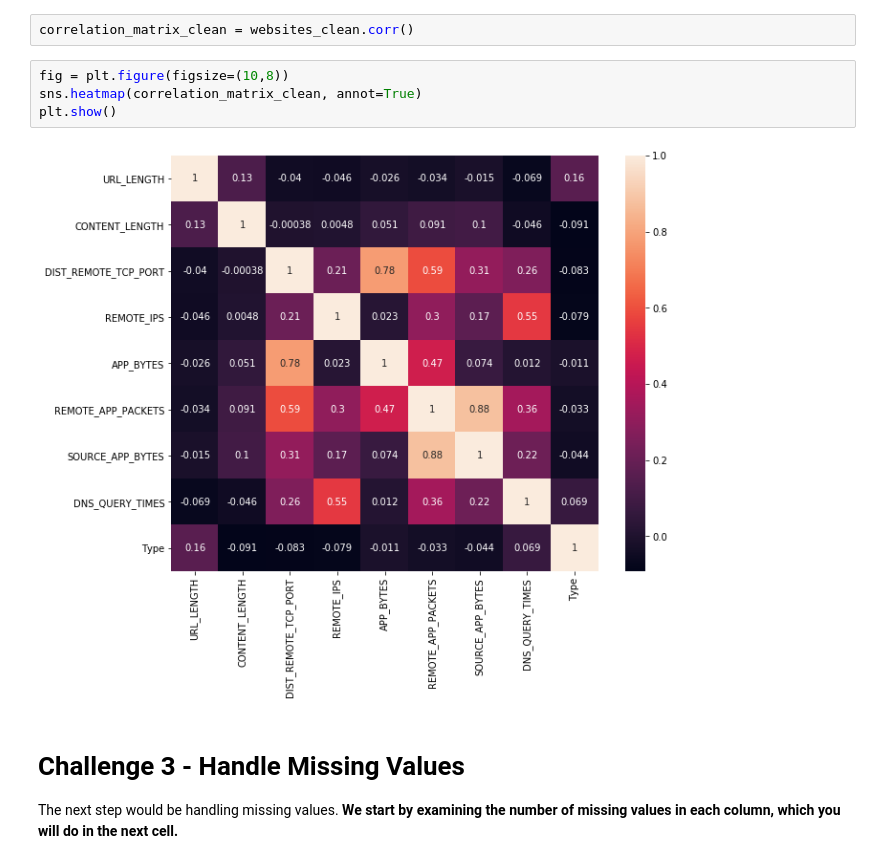
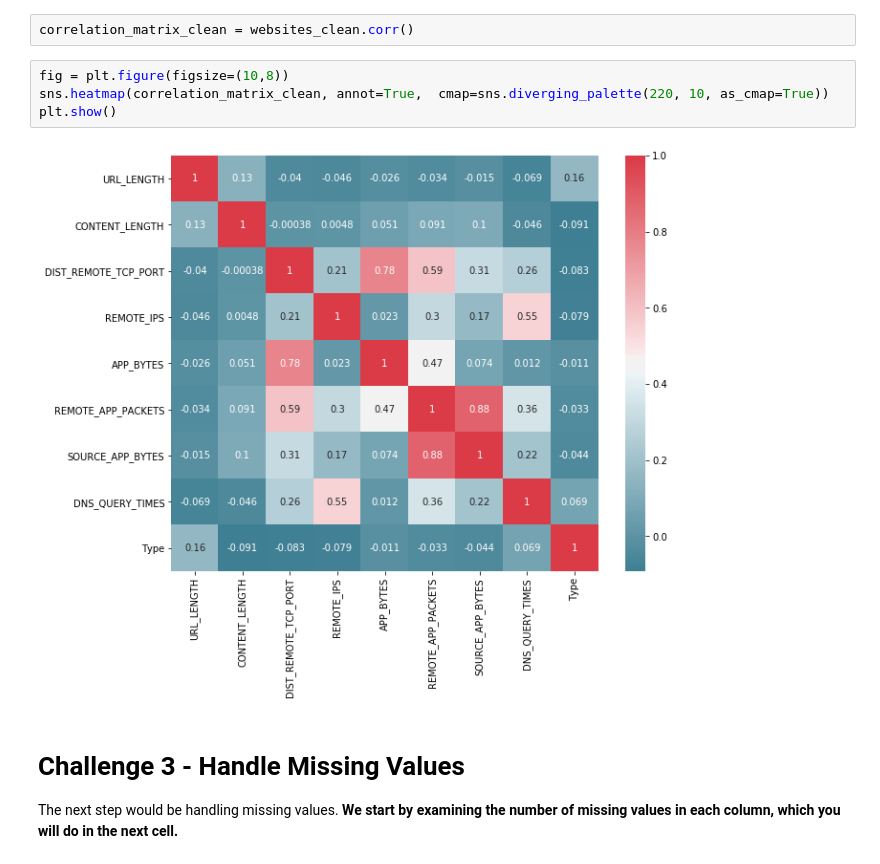
Before and after one commit to ta-data-bcn/lab-supervised-learning, a Jupyter notebook: your-code/main.ipynb, the cells around one changed output. Drawn from its saved outputs; the diff is of its cells as text.

```diff
--- a/your-code/main.ipynb
+++ b/your-code/main.ipynb
@@ -144,10 +144,10 @@ websites_clean = websites.drop(columns=['TCP_CONVERSATION_EXCHANGE', 'SOURCE_APP
 correlation_matrix_clean = websites_clean.corr()
 # %%
 fig = plt.figure(figsize=(10,8))
-sns.heatmap(correlation_matrix_clean, annot=True)
+sns.heatmap(correlation_matrix_clean, annot=True,  cmap=sns.diverging_palette(220, 10, as_cmap=True))
 plt.show()
 # %% [output]
-[figure, old version]
+[figure, new version]
 # %% [markdown]
 # Challenge 3 - Handle Missing Values
 
```
Also changed, not shown: parts of 23 cells of this notebook.
